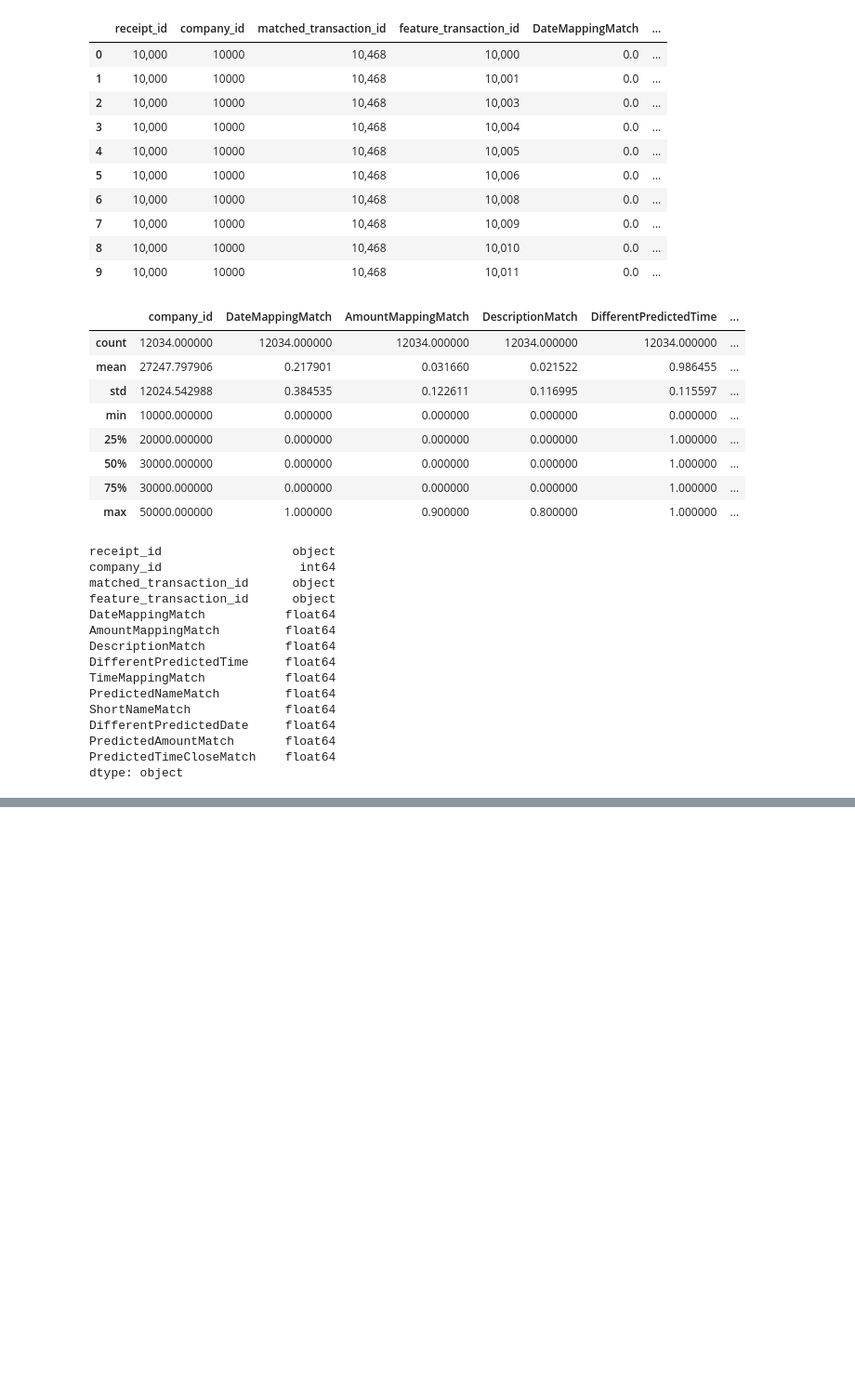
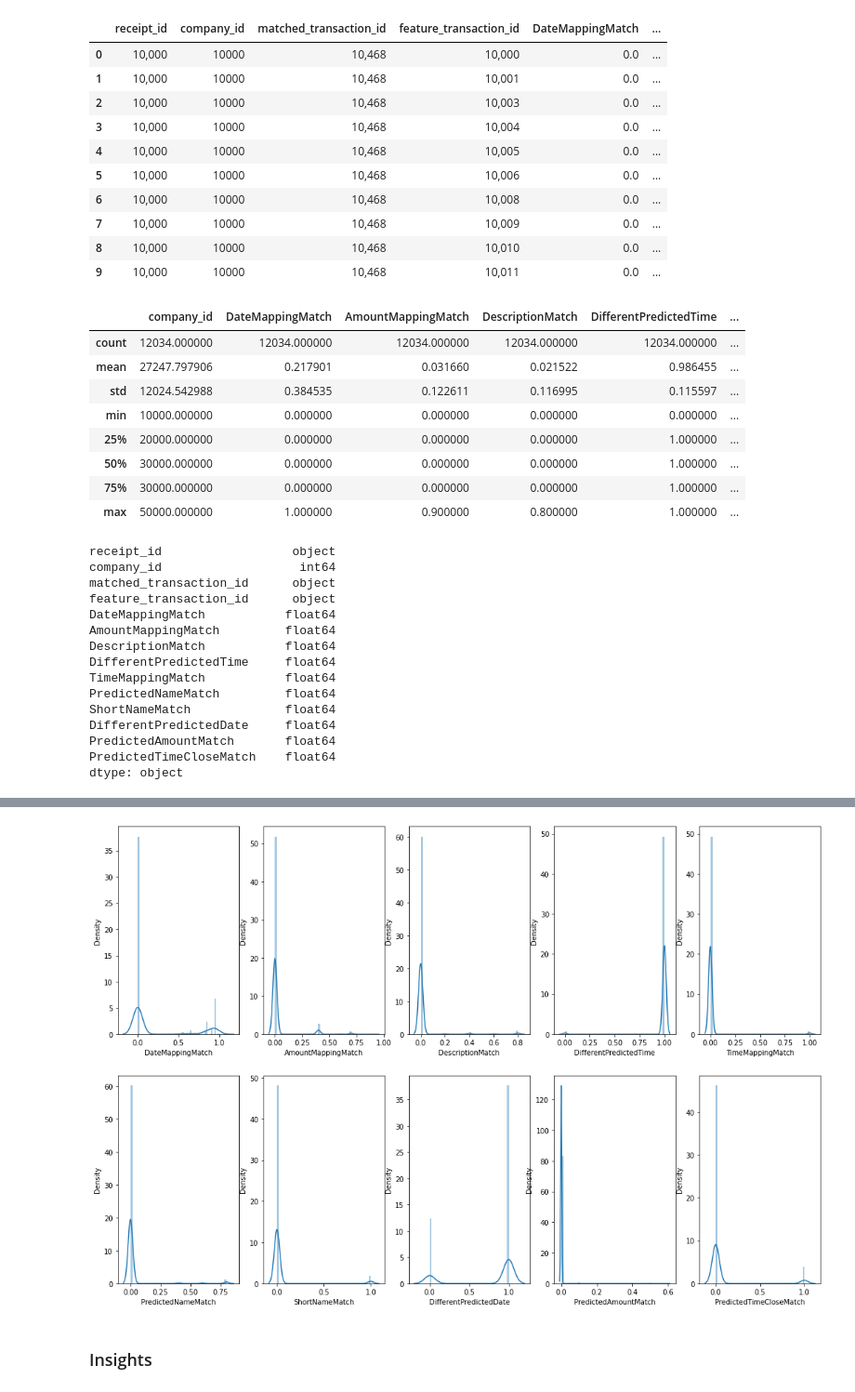
Before and after one commit to brittosabu/Tide_Test, a Jupyter notebook: Receipt_Matching.ipynb, the cells around one changed output, grey strips where cells are left out. Shown at 93% size. Drawn from its saved outputs; the diff is of its cells as text; code cells hidden in the pictures; blank space fills up the shorter version.

```diff
--- a/Receipt_Matching.ipynb
+++ b/Receipt_Matching.ipynb
@@ -62,0 +91,18 @@ prof.to_file(output_file='EDA.html')
+# %%
+feature_columns = ['DateMappingMatch', 'AmountMappingMatch','DescriptionMatch', 'DifferentPredictedTime', 'TimeMappingMatch',
+                   'PredictedNameMatch', 'ShortNameMatch', 'DifferentPredictedDate','PredictedAmountMatch', 'PredictedTimeCloseMatch']
+# %%
+fig, axes = plt.subplots(2, 5,figsize=(18,12))
+
+# unpack all the axes subplots
+axe = axes.ravel()
+
+# assign the plot to each subplot in axe
+for i, c in enumerate(feature_columns):
+    sns.distplot(df[c],ax=axe[i])
+
+plt.show()
+# %% [output]
+[figure, added]
+# %% [markdown]
+###  Insights
```
Also changed, not shown: parts of 4 cells of this notebook, 1 other file.
